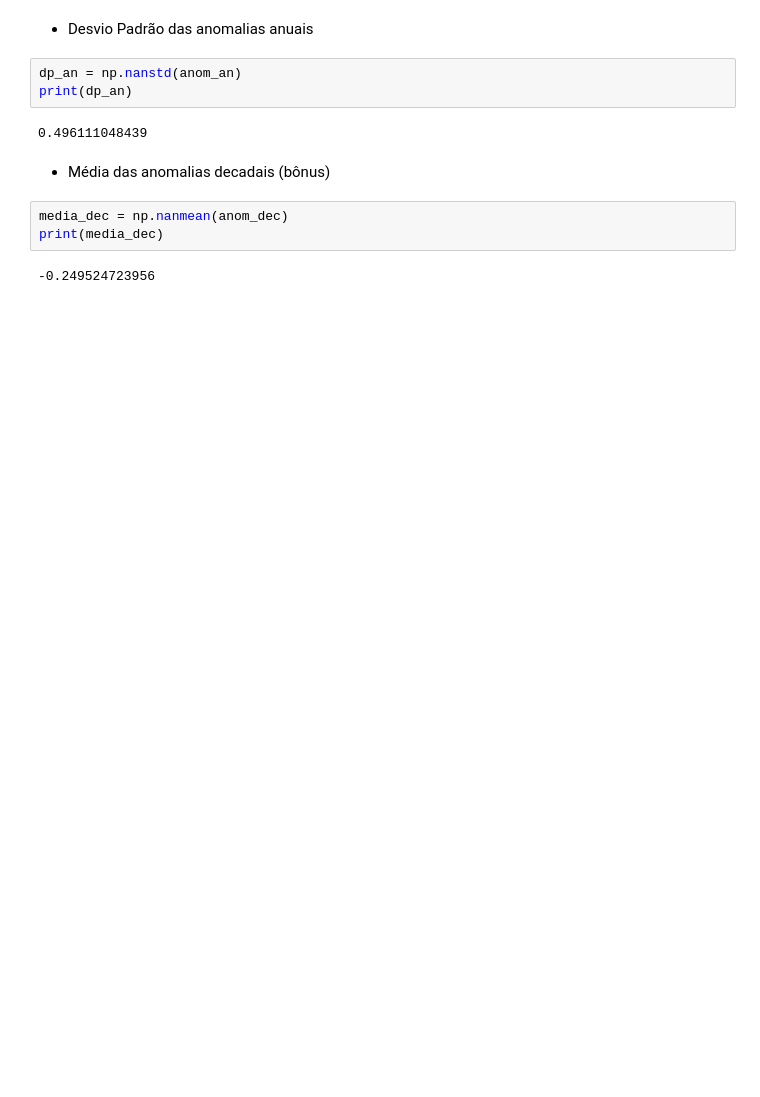
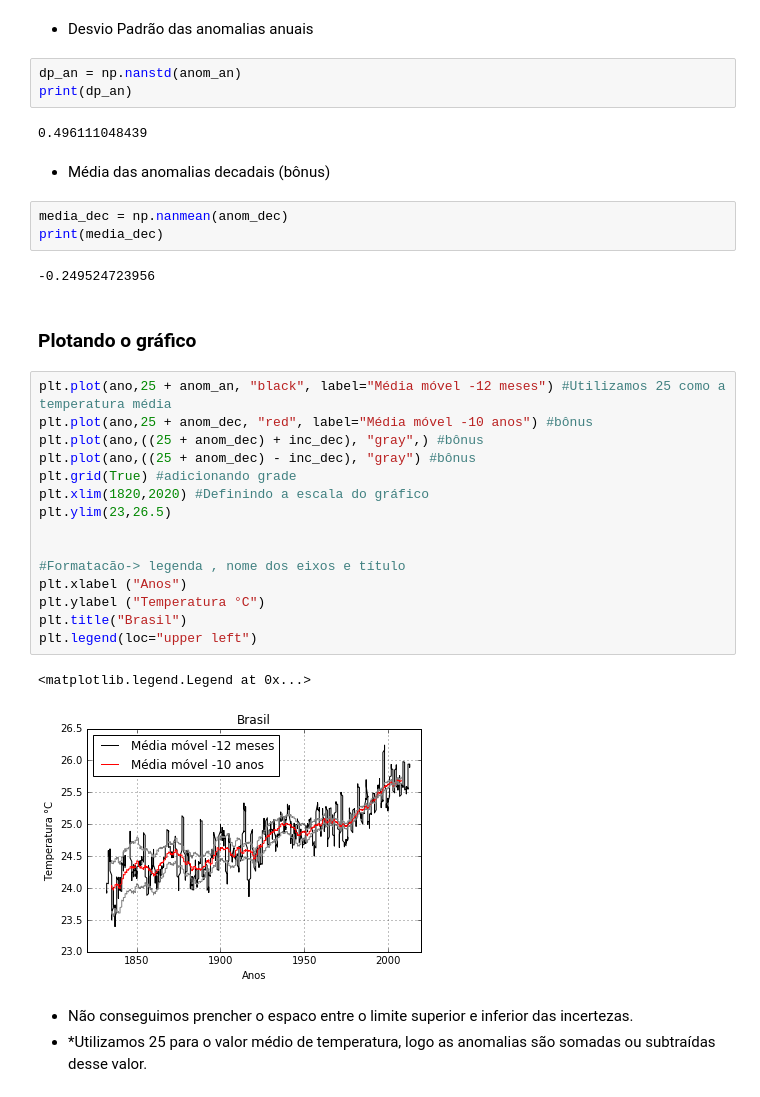
Before and after one commit to mat-esp-2016/python-1-sno, a Jupyter notebook: python1.ipynb, the cells around one changed output. Cells and saved outputs as stored; diff of their text form; blank space fills up the shorter version.

Commit message:
Plotando e formatando o gráfico final + tarefa bônus.

```diff
--- a/python1.ipynb
+++ b/python1.ipynb
@@ -49,3 +49,26 @@ media_dec = np.nanmean(anom_dec)
 print(media_dec)
 # %% [output]
 -0.249524723956
+# %% [markdown]
+### Plotando o gráfico
+# %%
+plt.plot(ano,25 + anom_an, "black", label="Média móvel -12 meses") #Utilizamos 25 como a temperatura média
+plt.plot(ano,25 + anom_dec, "red", label="Média móvel -10 anos") #bônus
+plt.plot(ano,((25 + anom_dec) + inc_dec), "gray",) #bônus
+plt.plot(ano,((25 + anom_dec) - inc_dec), "gray") #bônus
+plt.grid(True) #adicionando grade
+plt.xlim(1820,2020) #Definindo a escala do gráfico
+plt.ylim(23,26.5)
+
+
+#Formatacão-> legenda , nome dos eixos e título
+plt.xlabel ("Anos")
+plt.ylabel ("Temperatura °C")
+plt.title("Brasil")
+plt.legend(loc="upper left")
+# %% [output]
+<matplotlib.legend.Legend at 0x...>
+[figure, added]
+# %% [markdown]
+* Não conseguimos prencher o espaco entre o limite superior e inferior das incertezas.
+* *Utilizamos 25 para o valor médio de temperatura, logo as anomalias são somadas ou subtraídas desse valor.
```
